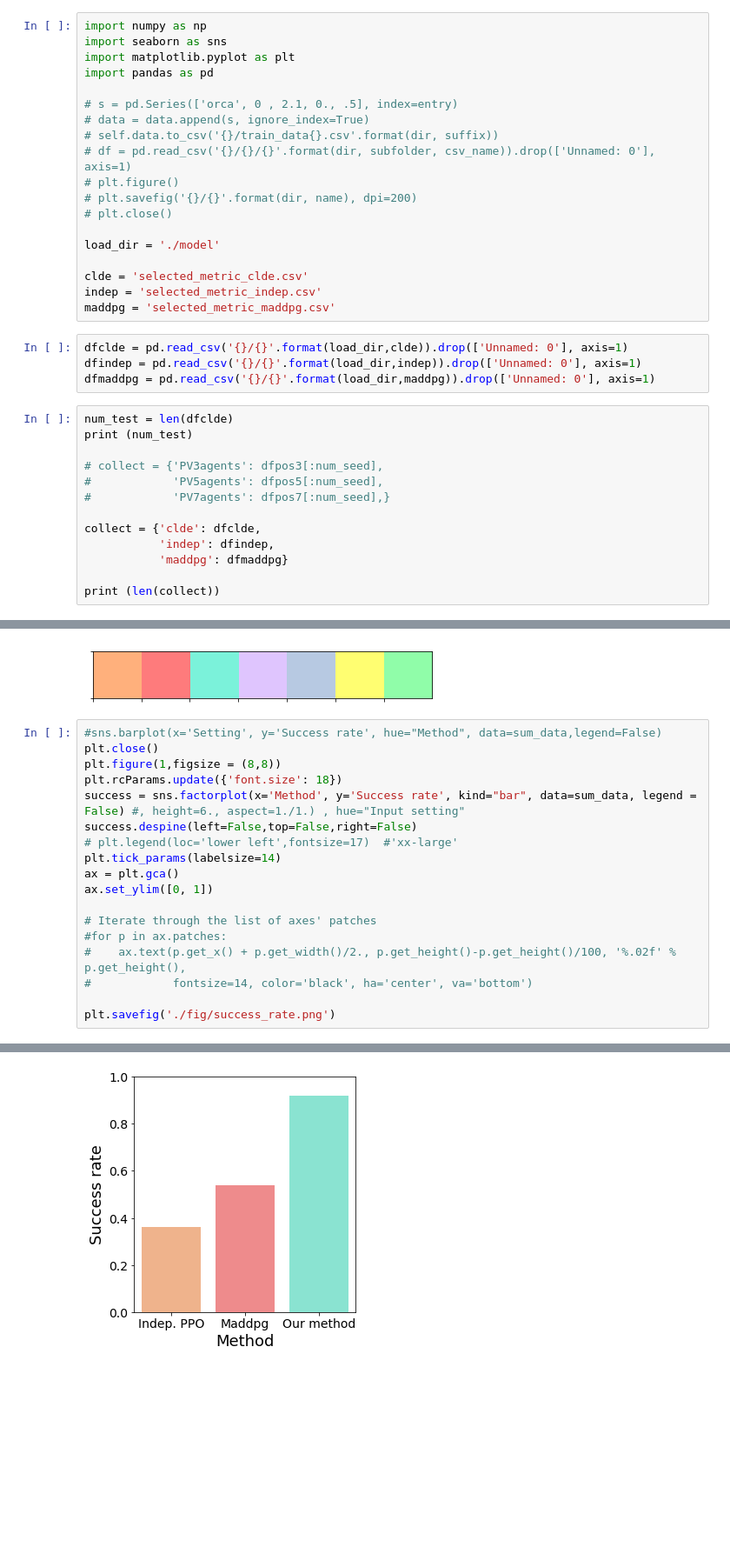
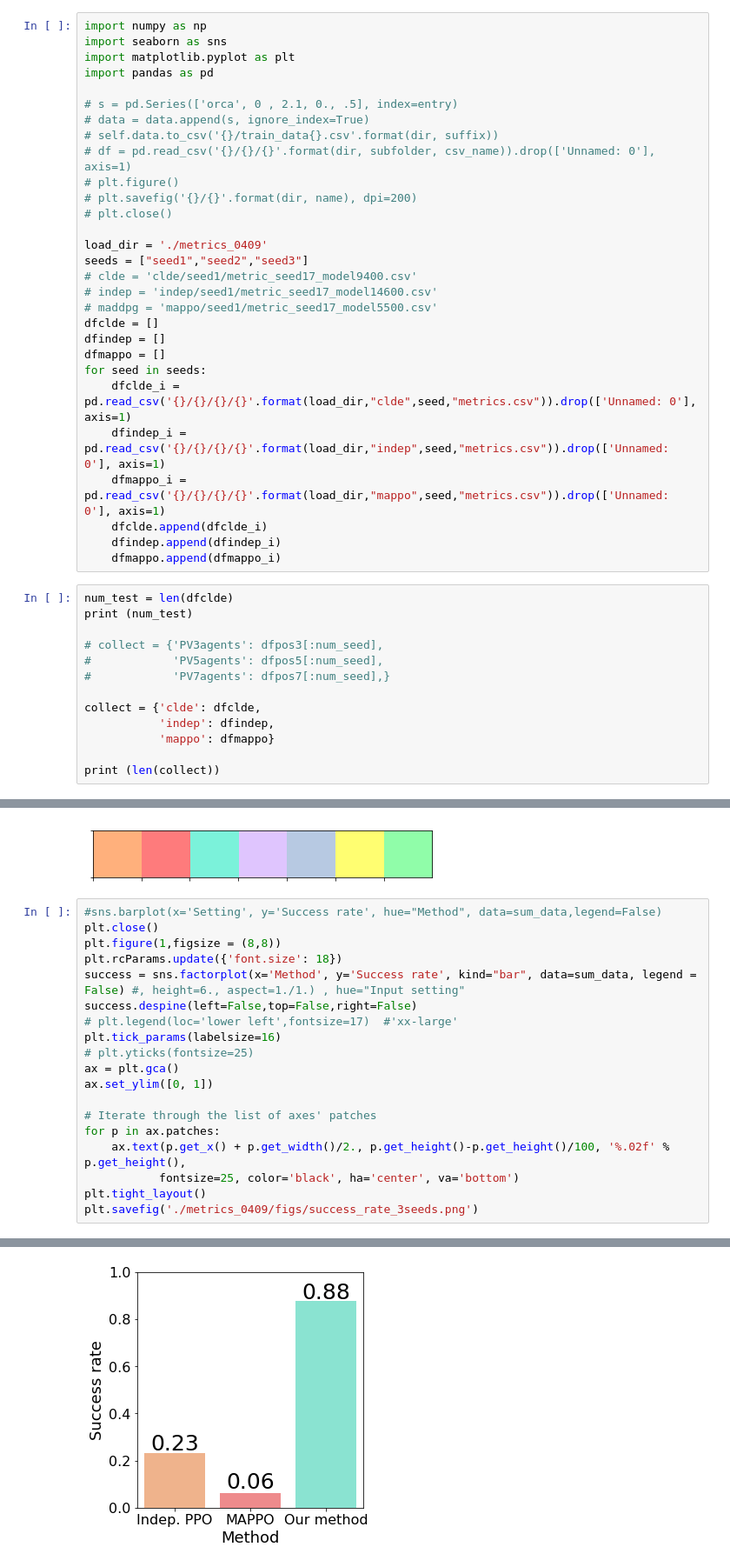
Before and after one commit to newbieyxy/ppo2-results-visualization, a Jupyter notebook: metric_plot.ipynb, the cells around one changed output, grey strips where cells are left out. Shown: that part at 87% size. Saved outputs shown, nothing was run; the diff lists cells and outputs as text; blank space fills up the shorter version.

```diff
--- a/metric_plot.ipynb
+++ b/metric_plot.ipynb
@@ -12,15 +12,21 @@ import pandas as pd
 # plt.savefig('{}/{}'.format(dir, name), dpi=200)
 # plt.close()
 
-load_dir = './model'
-
-clde = 'selected_metric_clde.csv'
-indep = 'selected_metric_indep.csv'
-maddpg = 'selected_metric_maddpg.csv'
+load_dir = './metrics_0409'
+seeds = ["seed1","seed2","seed3"]
+# clde = 'clde/seed1/metric_seed17_model9400.csv'
+# indep = 'indep/seed1/metric_seed17_model14600.csv'
+# maddpg = 'mappo/seed1/metric_seed17_model5500.csv'
+dfclde = []
+dfindep = []
+dfmappo = []
+for seed in seeds:
+    dfclde_i = pd.read_csv('{}/{}/{}/{}'.format(load_dir,"clde",seed,"metrics.csv")).drop(['Unnamed: 0'], axis=1)
+    dfindep_i = pd.read_csv('{}/{}/{}/{}'.format(load_dir,"indep",seed,"metrics.csv")).drop(['Unnamed: 0'], axis=1)
+    dfmappo_i = pd.read_csv('{}/{}/{}/{}'.format(load_dir,"mappo",seed,"metrics.csv")).drop(['Unnamed: 0'], axis=1)
+    dfclde.append(dfclde_i)
+    dfindep.append(dfindep_i)
+    dfmappo.append(dfmappo_i)
-# %%
-dfclde = pd.read_csv('{}/{}'.format(load_dir,clde)).drop(['Unnamed: 0'], axis=1)
-dfindep = pd.read_csv('{}/{}'.format(load_dir,indep)).drop(['Unnamed: 0'], axis=1)
-dfmaddpg = pd.read_csv('{}/{}'.format(load_dir,maddpg)).drop(['Unnamed: 0'], axis=1)
 # %%
 num_test = len(dfclde)
 print (num_test)
@@ -31,7 +37,7 @@ print (num_test)
 
 collect = {'clde': dfclde,
            'indep': dfindep,
-           'maddpg': dfmaddpg}
+           'mappo': dfmappo}
 
 print (len(collect))
 # %% [output]
@@ -139,24 +140,25 @@ sns.palplot(sns.xkcd_palette(colors))
 # %%
 #sns.barplot(x='Setting', y='Success rate', hue="Method", data=sum_data,legend=False)
 plt.close()
 plt.figure(1,figsize = (8,8))
 plt.rcParams.update({'font.size': 18})
 success = sns.factorplot(x='Method', y='Success rate', kind="bar", data=sum_data, legend = False) #, height=6., aspect=1./1.) , hue="Input setting"
 success.despine(left=False,top=False,right=False)
 # plt.legend(loc='lower left',fontsize=17)  #'xx-large'
-plt.tick_params(labelsize=14)
+plt.tick_params(labelsize=16)
+# plt.yticks(fontsize=25)
 ax = plt.gca()
 ax.set_ylim([0, 1])
 
 # Iterate through the list of axes' patches
-#for p in ax.patches:
-#    ax.text(p.get_x() + p.get_width()/2., p.get_height()-p.get_height()/100, '%.02f' % p.get_height(),
-#            fontsize=14, color='black', ha='center', va='bottom')
-
-plt.savefig('./fig/success_rate.png')
+for p in ax.patches:
+    ax.text(p.get_x() + p.get_width()/2., p.get_height()-p.get_height()/100, '%.02f' % p.get_height(),
+           fontsize=25, color='black', ha='center', va='bottom')
+plt.tight_layout()
+plt.savefig('./metrics_0409/figs/success_rate_3seeds.png')
 # %% [output]
 <Figure size 576x576 with 0 Axes>
-[figure, old version]
+[figure, new version]
 # %%
 #sns.barplot(x="Setting", y="Connectivity", hue="Method", data=epi_data, capsize =.1)
 plt.close()
```
Also changed, not shown: parts of 4 cells of this notebook, 1 other file.
